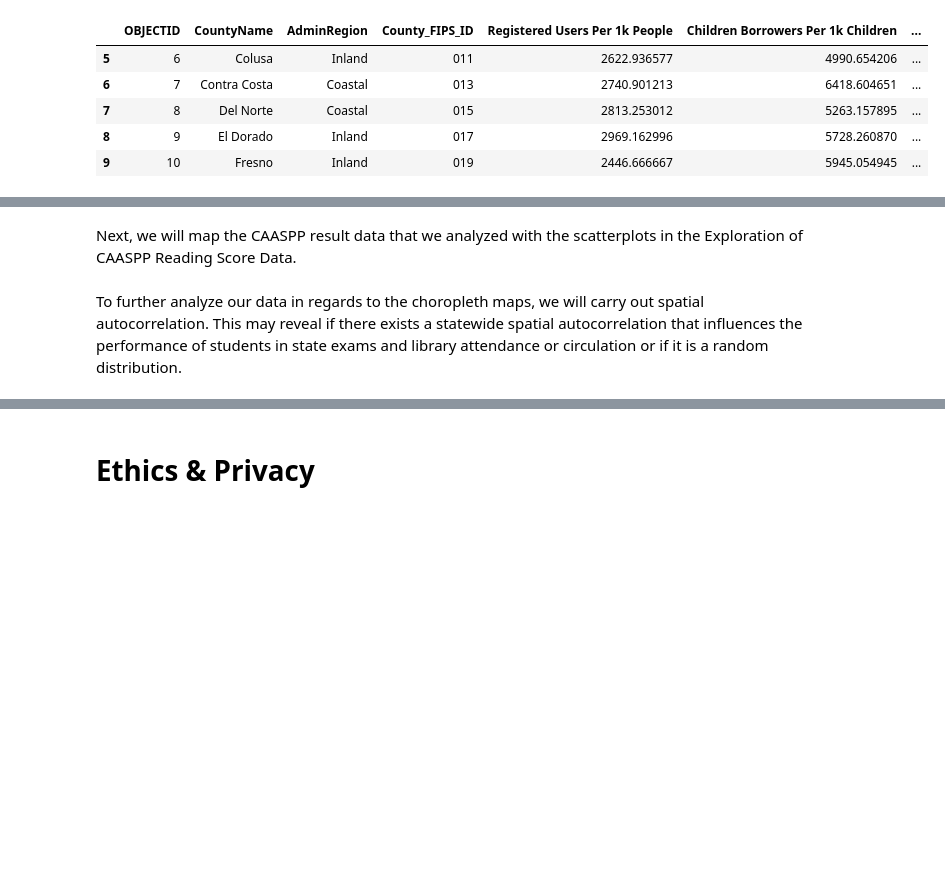
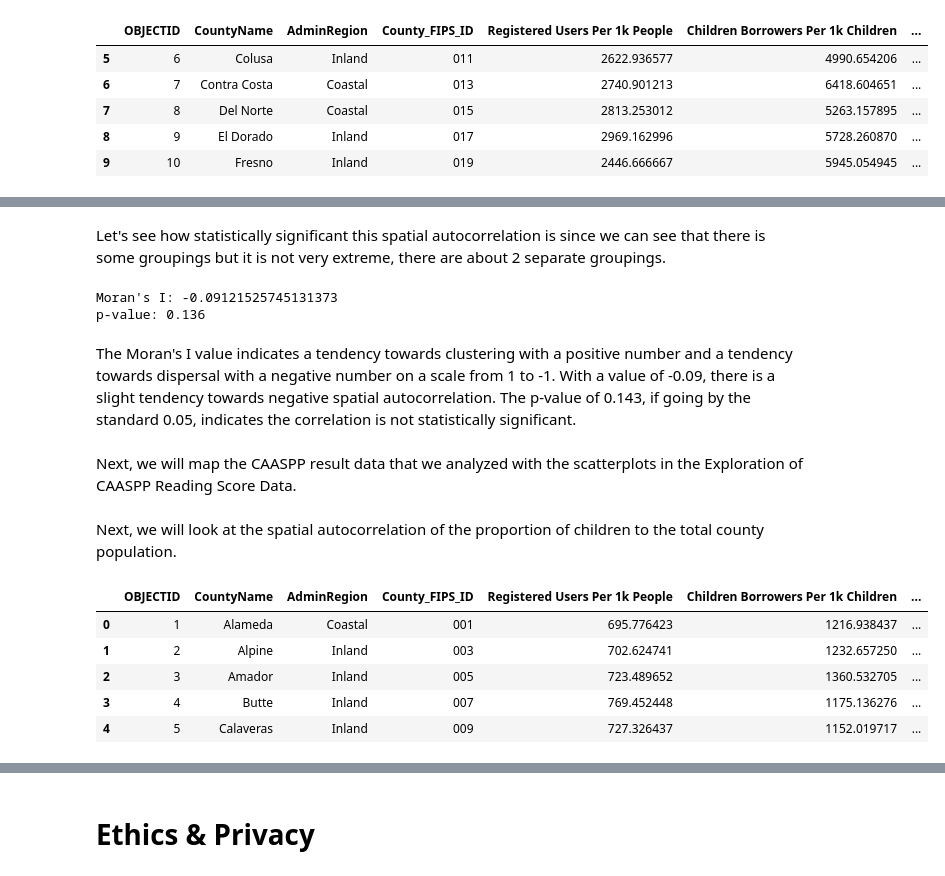
Before and after one commit to KaitlynChou/COGS-108-Project, a Jupyter notebook: EDACheckpoint_Group057_WI24.ipynb, the cells around one changed output, grey strips where cells are left out. Cells and saved outputs as stored; diff of their text form; code cells hidden in the pictures; blank space fills up the shorter version.

```diff
--- a/EDACheckpoint_Group057_WI24.ipynb
+++ b/EDACheckpoint_Group057_WI24.ipynb
@@ -723,4 +759,22 @@ We notice that the counties with the highest Children Borrowers per 1K children
+# %% [markdown]
+Let's see how statistically significant this spatial autocorrelation is since we can see that there is some groupings but it is not very extreme, there are about 2 separate groupings.
+# %%
+from libpysal import weights
+from scipy.stats import pearsonr
+from esda.moran import Moran
+
+w_knn = weights.KNN.from_dataframe(FIPS_data, k=5)
+
+# Check for spatial autocorrelation using Moran's I
+moran = Moran(FIPS_data['Children Borrowers Per 1k Children'], w_knn)
+print("Moran's I:", moran.I)
+print("p-value:", moran.p_sim)
+# %% [output]
+Moran's I: -0.09121525745131373
+p-value: 0.136
+# %% [markdown]
+The Moran's I value indicates a tendency towards clustering with a positive number and a tendency towards dispersal with a negative number on a scale from 1 to -1. With a value of -0.09, there is a slight tendency towards negative spatial autocorrelation. The p-value of 0.143, if going by the standard 0.05, indicates the correlation is not statistically significant.
 # %% [markdown]
 Next, we will map the CAASPP result data that we analyzed with the scatterplots in the Exploration of CAASPP Reading Score Data.
-# %% [markdown]
-To further analyze our data in regards to the choropleth maps, we will carry out spatial autocorrelation. This may reveal if there exists a statewide spatial autocorrelation that influences the performance of students in state exams and library attendance or circulation or if it is a random distribution.
+# %% [markdown]
+Next, we will look at the spatial autocorrelation of the proportion of children to the total county population.
@@ -726,0 +787,10 @@ To further analyze our data in regards to the choropleth maps, we will carry out
+# %%
+population_2017['Child_Prop']
+FIPS_data.head()
+# %% [output]
+|  | OBJECTID | CountyName | AdminRegion | County_FIPS_ID | Registered Users Per 1k People | Children Borrowers Per 1k Children | ... |
+| 0 | 1 | Alameda | Coastal | 001 | 695.776423 | 1216.938437 | ... |
+| 1 | 2 | Alpine | Inland | 003 | 702.624741 | 1232.657250 | ... |
+| 2 | 3 | Amador | Inland | 005 | 723.489652 | 1360.532705 | ... |
+| 3 | 4 | Butte | Inland | 007 | 769.452448 | 1175.136276 | ... |
+| 4 | 5 | Calaveras | Inland | 009 | 727.326437 | 1152.019717 | ... |
```
Also changed, not shown: parts of 8 cells of this notebook.
